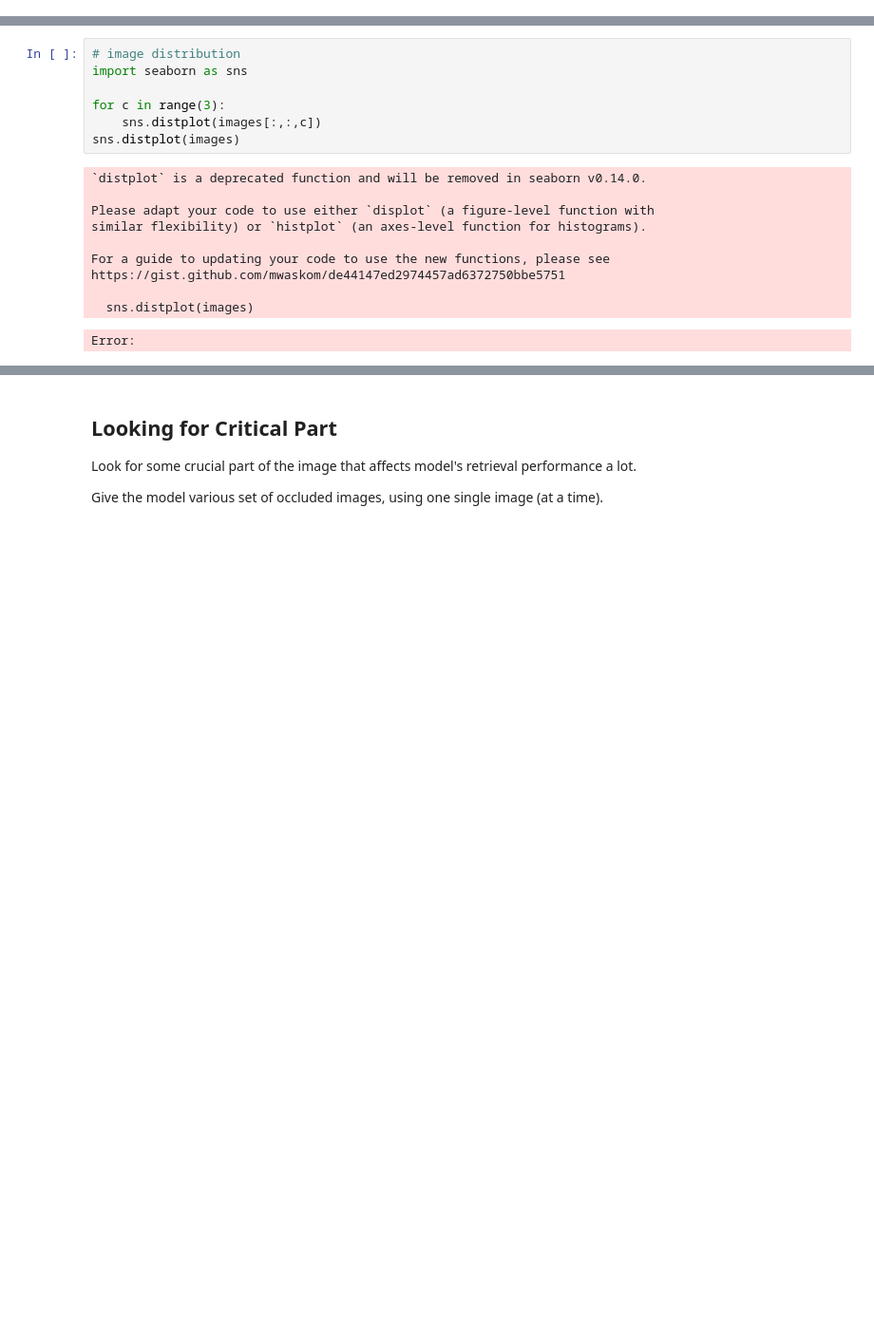
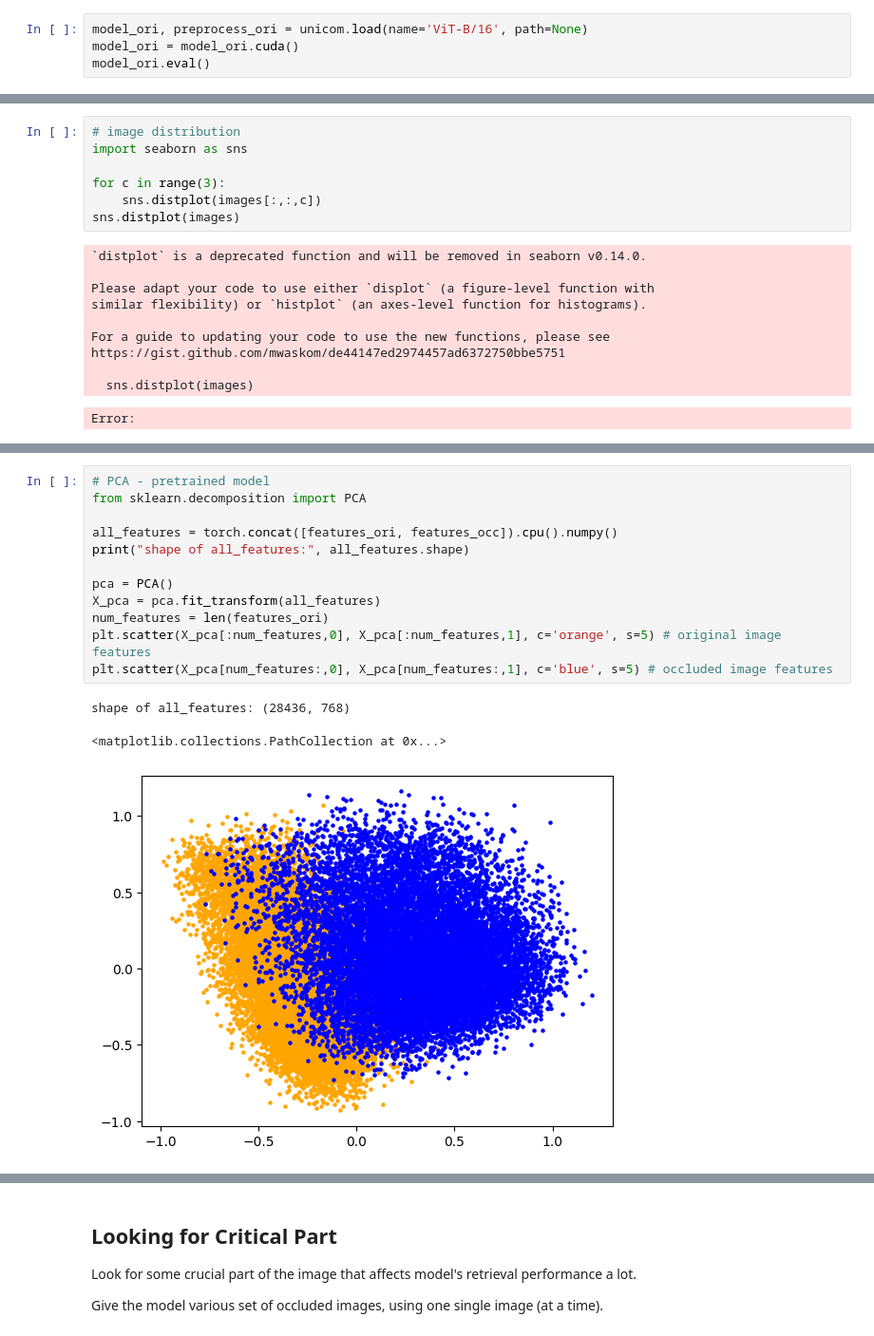
Before and after one commit to fashion-image-retrieval/unicom, a Jupyter notebook: analysis.ipynb, the cells around one changed output, grey strips where cells are left out. Shown at 95% size. Cells and saved outputs as stored; diff of their text form; blank space fills up the shorter version.

```diff
--- a/analysis.ipynb
+++ b/analysis.ipynb
@@ -11,3 +11,7 @@ from torch.nn.functional import normalize
 import matplotlib.pyplot as plt
 
 from dataset import Inshop_Dataset
+# %%
+model_ori, preprocess_ori = unicom.load(name='ViT-B/16', path=None)
+model_ori = model_ori.cuda()
+model_ori.eval()
@@ -116,0 +150,16 @@ shape of all_features: (28436, 768)
+# %%
+# PCA - pretrained model
+from sklearn.decomposition import PCA
+
+all_features = torch.concat([features_ori, features_occ]).cpu().numpy()
+print("shape of all_features:", all_features.shape)
+
+pca = PCA()
+X_pca = pca.fit_transform(all_features)
+num_features = len(features_ori)
+plt.scatter(X_pca[:num_features,0], X_pca[:num_features,1], c='orange', s=5) # original image features
+plt.scatter(X_pca[num_features:,0], X_pca[num_features:,1], c='blue', s=5) # occluded image features
+# %% [output]
+shape of all_features: (28436, 768)
+<matplotlib.collections.PathCollection at 0x...>
+[figure, added]
```
Also changed, not shown: parts of 13 cells of this notebook.
